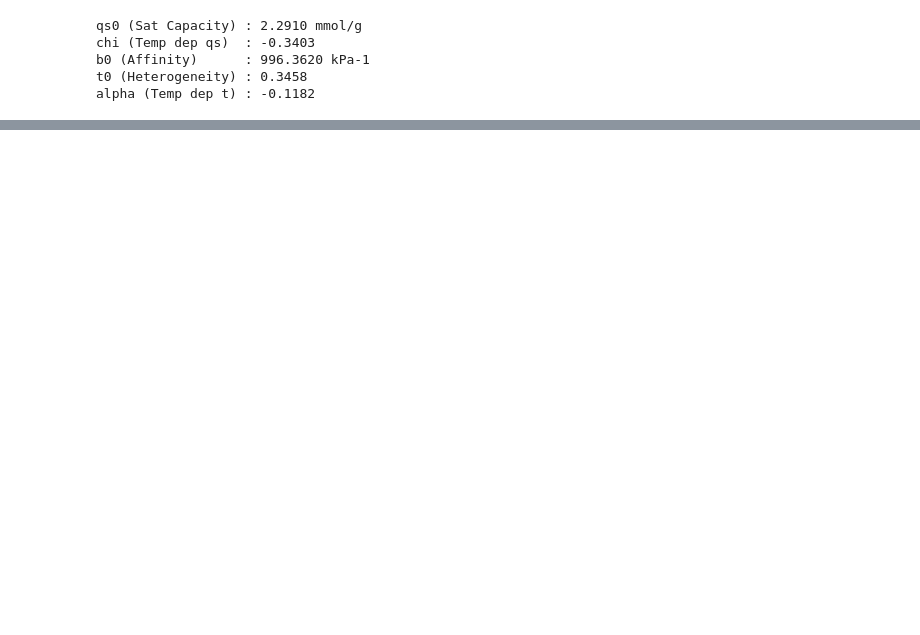
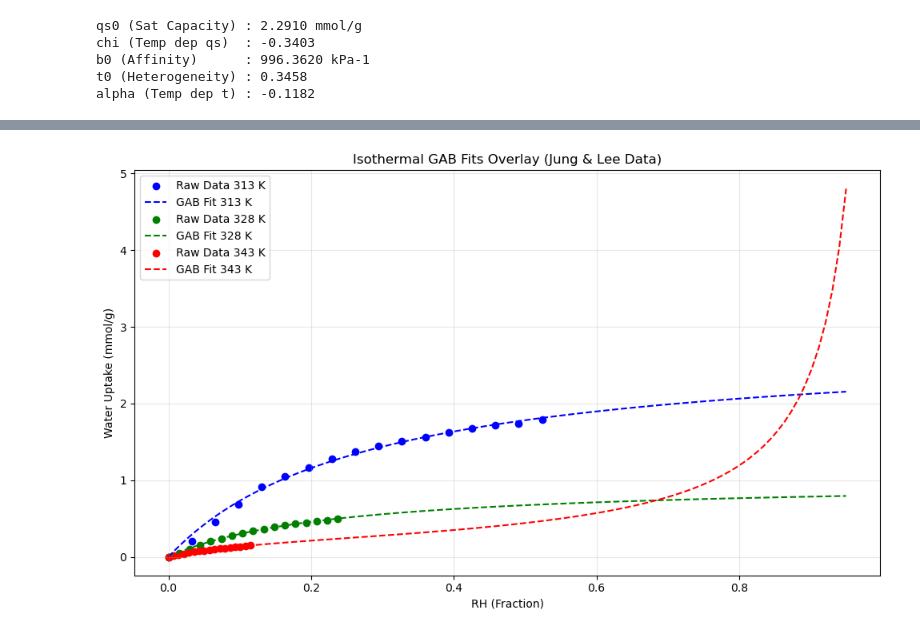
Before and after one commit to jenrpatterson/DAC-Project, a Jupyter notebook: In Progress/Grossman25.ipynb, the cells around one changed output, grey strips where cells are left out. Drawn from its saved outputs; the diff is of its cells as text; code cells hidden in the pictures; blank space fills up the shorter version.

```diff
--- a/In Progress/Grossman25.ipynb
+++ b/In Progress/Grossman25.ipynb
@@ -602,0 +659,82 @@ plt.show()
+# %%
+# Jung and Lee data non temperature fit
+gab_h2o = pd.read_csv('h2o_GAB.csv') # JL_h2o_pts.csv 'h2o_GAB.csv'
+
+T_values = [313, 328, 343]
+colors = {313: 'blue', 328: 'green', 343: 'red'}
+
+discrete_gab_params = {}
+qm_list, C_list, kG_list = [], [], []
+
+print("Discrete GAB Parameter Fits (Jung & Lee Data)")
+
+plt.figure(figsize=(10, 6))
+
+for T_val in T_values:
+
+    subset = gab_h2o[gab_h2o['Temp (K)'] == T_val]
+
+    pressures_kPa = subset['pH2O (bar)'].values * 100
+    y_actual = subset['Adsorption (mmol/g)'].values
+
+    RH_array = get_RH(T_val, pressures_kPa)
+
+    x0 = [2.5, 3.0, 0.85]
+    lower_bnds = [0.1, 0.01, 0.01]
+    upper_bnds = [20.0, 1000.0, 0.999]
+
+    res = least_squares(
+        residual_GAB,
+        x0,
+        args=(RH_array, y_actual),
+        bounds=(lower_bnds, upper_bnds)
+    )
+
+    discrete_gab_params[T_val] = res.x
+    qm_list.append(res.x[0])
+    C_list.append(res.x[1])
+    kG_list.append(res.x[2])
+
+    print(f"\nTemperature: {T_val} K")
+    print(f"Success: {res.success} | SSE: {np.sum(res.fun**2):.4f}")
+    print(f"qm: {res.x[0]:.4f} mmol/g")
+    print(f"C:  {res.x[1]:.4f}")
+    print(f"kG: {res.x[2]:.4f}")
+
+    RH_plot = np.linspace(0, 0.95, 100)
+    q_pred = GAB_fit(res.x, RH_plot)
+
+    plt.scatter(RH_array, y_actual, color=colors[T_val], label=f'Raw Data {T_val} K')
+    plt.plot(RH_plot, q_pred, '--', color=colors[T_val], label=f'GAB Fit {T_val} K')
+
+plt.xlabel('RH (Fraction)')
+plt.ylabel('Water Uptake (mmol/g)')
+plt.title('Isothermal GAB Fits Overlay (Jung & Lee Data)')
+plt.legend()
+plt.grid(True, alpha=0.3)
+plt.tight_layout()
+plt.show()
+
+
+# Parameter trends
+fig, axes = plt.subplots(1, 3, figsize=(15, 5))
+
+axes[0].plot(T_values, qm_list, marker='o', color='black')
+axes[0].set_xlabel('Temperature (K)')
+axes[0].set_ylabel('$q_m$ (mmol/g)')
+
+axes[1].plot(T_values, C_list, marker='s', color='blue')
+axes[1].set_xlabel('Temperature (K)')
+axes[1].set_ylabel('$C$')
+
+axes[2].plot(T_values, kG_list, marker='^', color='red')
+axes[2].set_xlabel('Temperature (K)')
+axes[2].set_ylabel('$k_G$')
+
+for ax in axes:
+    ax.grid(True, alpha=0.3)
+    ax.set_xticks(T_values)
+
+plt.tight_layout()
+plt.show()
+# %% [output]
@@ -602,0 +760 @@ plt.show()
+[figure, added]
```
Also changed, not shown: parts of 38 cells of this notebook, 8 other files.
